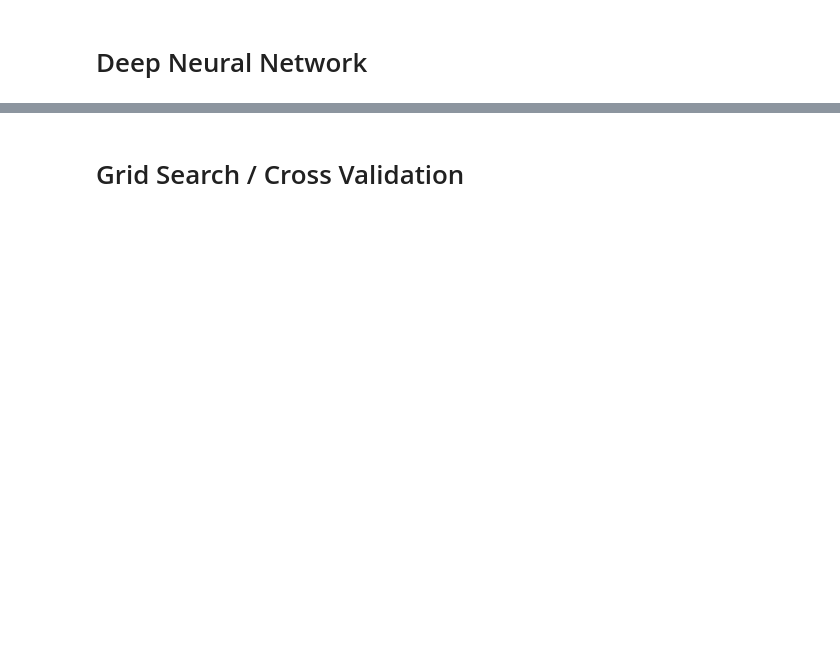
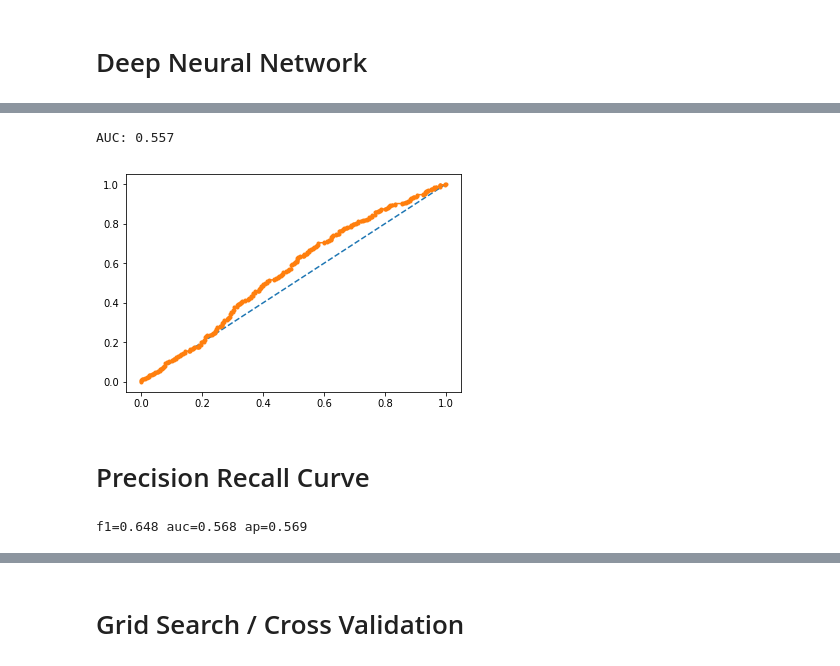
Before and after one commit to styrofomeBoots/project_3, a Jupyter notebook: bryan_workbook.ipynb, the cells around one changed output, grey strips where cells are left out. Cells and saved outputs as stored; diff of their text form; code cells hidden in the pictures; blank space fills up the shorter version.

```diff
--- a/bryan_workbook.ipynb
+++ b/bryan_workbook.ipynb
@@ -82,6 +88,6 @@ modelDf.head(100)
 # %%
 # Assign X (data) and y (target)
-X = modelDf[["duration", "rating_numeric","director_score","actor_1_score","actor_2_score","actor_3_score"]]
+X = modelDf[["rating_numeric","director_score","actor_1_score","actor_2_score","actor_3_score"]]
 y = modelDf["successful"].values.reshape(-1, 1)
 print(X.shape, y.shape)
 # %% [output]
@@ -89,6 +95,6 @@ print(X.shape, y.shape)
 # %%
 # split the training and testing data
-X_train, X_test, y_train, y_test = train_test_split(X, y, random_state=1158, train_size=0.9)
+X_train, X_test, y_train, y_test = train_test_split(X, y, random_state=1158, train_size=0.9, stratify=y)
 
 # Create a StandardScater model and fit it to the training data
 X_scaler = StandardScaler().fit(X_train)
@@ -189,0 +203,39 @@ Loss: 0.6854826613543505, Accuracy: 0.5641711354255676
+# %%
+# predict probabilities
+probs = model.predict_proba(X_test_scaled)
+# keep probabilities for the positive outcome only
+probs = probs[:, 1]
+# %%
+# calculate AUC
+auc = roc_auc_score(y_test, probs)
+print('AUC: %.3f' % auc)
+# %% [output]
+AUC: 0.557
+# %%
+# calculate roc curve
+fpr, tpr, thresholds = roc_curve(y_test, probs)
+# %%
+# plot no skill
+pyplot.plot([0, 1], [0, 1], linestyle='--')
+# plot the roc curve for the model
+pyplot.plot(fpr, tpr, marker='.')
+# show the plot
+pyplot.show()
+# %% [output]
+[figure, added]
+# %% [markdown]
+# Precision Recall Curve
+# %%
+# predict class values
+yClass = model.predict(X_test_scaled)
+# calculate precision-recall curve
+precision, recall, thresholds = precision_recall_curve(y_test, probs)
+# calculate F1 score
+f1 = f1_score(y_test, yClass)
+# calculate precision-recall AUC
+auc = auc(recall, precision)
+# calculate average precision score
+ap = average_precision_score(y_test, probs)
+print('f1=%.3f auc=%.3f ap=%.3f' % (f1, auc, ap))
+# %% [output]
+f1=0.648 auc=0.568 ap=0.569
```
Also changed, not shown: parts of 18 cells of this notebook.
